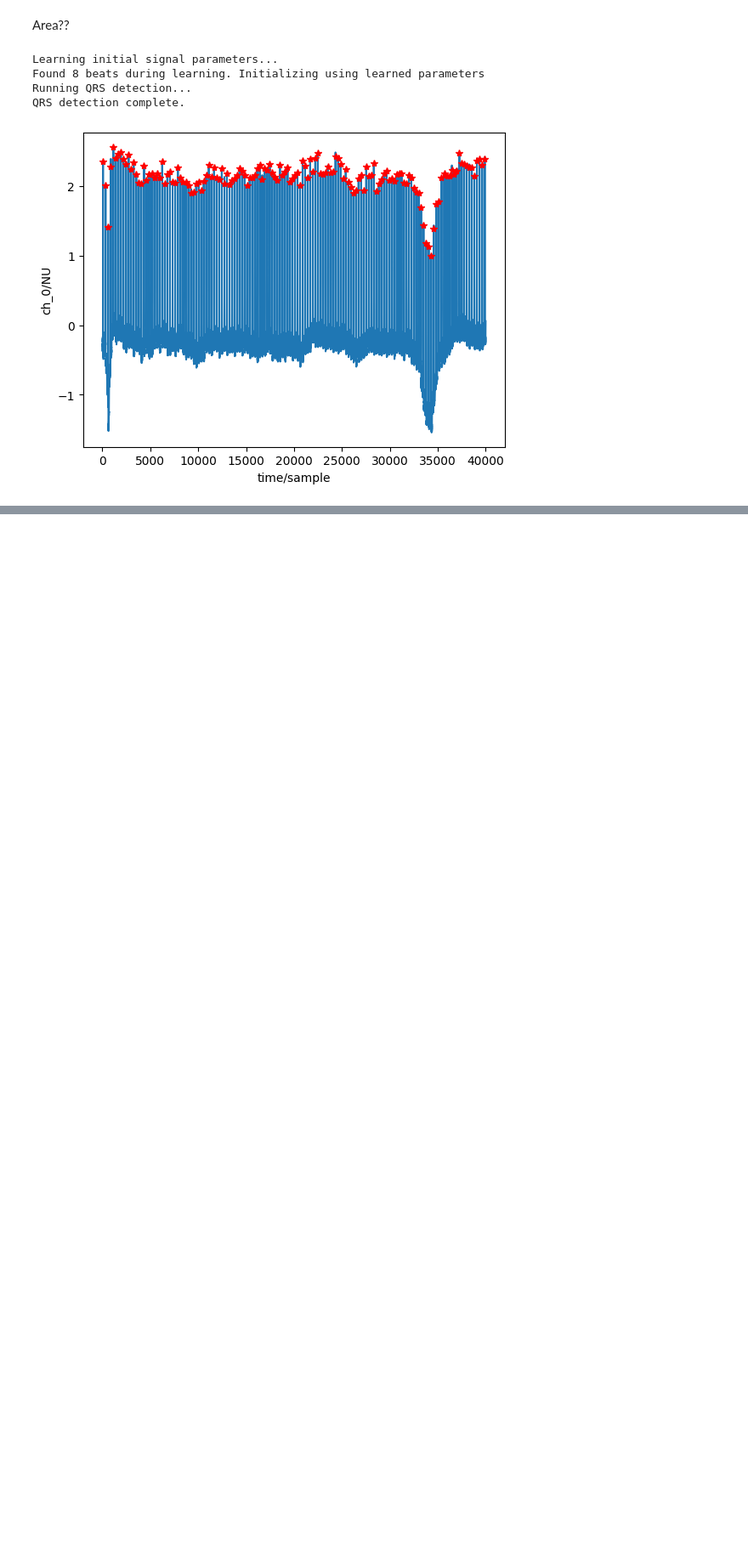
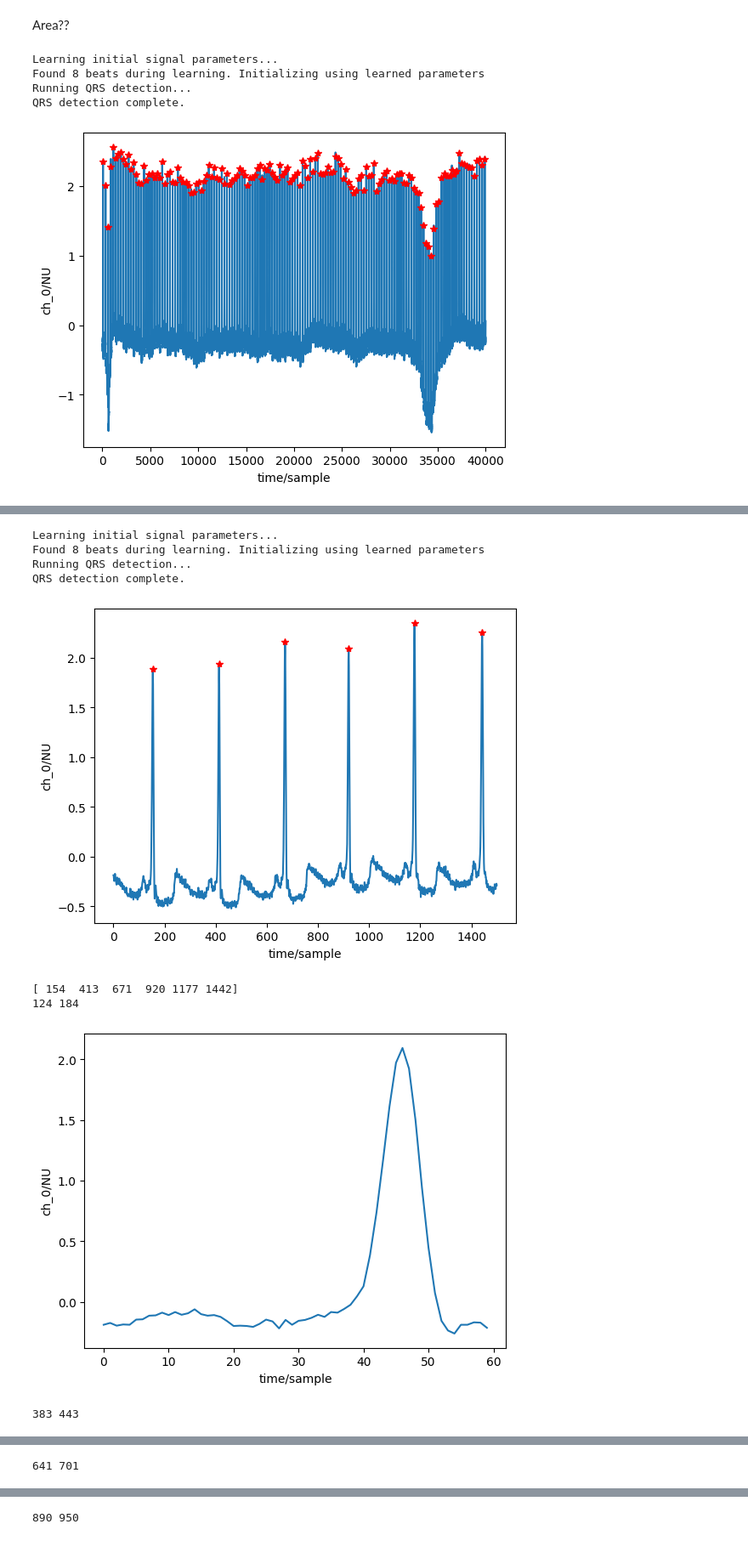
Before and after one commit to zodwick/ventricular-fibrillation-prediction-model, a Jupyter notebook: code.ipynb, the cells around one changed output, grey strips where cells are left out. Shown at 85% size. Cells and saved outputs as stored; diff of their text form; code cells hidden in the pictures; blank space fills up the shorter version.

```diff
--- a/code.ipynb
+++ b/code.ipynb
@@ -93,0 +120,36 @@ wfdb.plot_wfdb(record=record,
+# %%
+import wfdb
+import math
+from wfdb import processing  # for xqrs detection
+
+file_path = r"D:\vf predict\cu-ventricular-tachyarrhythmia-database-1.0.0"
+file_name = "\cu01"
+file_destination = file_path+file_name
+stop = 53542
+start = stop - 1500  # 7500 samples = 30 seconds
+
+
+sig, fields = wfdb.rdsamp(file_destination, channels=[0], sampfrom=start, sampto=stop)
+xqrs = processing.XQRS(sig=sig[:, 0], fs=fields['fs'])
+xqrs.detect()
+wfdb.plot_items(signal=sig, ann_samp=[xqrs.qrs_inds])
+print(xqrs.qrs_inds)
+
+
+
+for i in range(len(xqrs.qrs_inds)):
+    peak_start = xqrs.qrs_inds[i]-30
+    peak_end = xqrs.qrs_inds[i]+30
+    print(peak_start, peak_end)
+    peak_signal = signal[peak_start:peak_end]
+    wfdb.plot_items(signal=peak_signal)
+# %% [output]
+Learning initial signal parameters...
+Found 8 beats during learning. Initializing using learned parameters
+Running QRS detection...
+QRS detection complete.
+[figure, added]
+[ 154  413  671  920 1177 1442]
+124 184
+[figure, added]
+383 443
@@ -93,0 +157 @@ wfdb.plot_wfdb(record=record,
+641 701
@@ -93,0 +159 @@ wfdb.plot_wfdb(record=record,
+890 950
```
Also changed, not shown: parts of 4 cells of this notebook.
